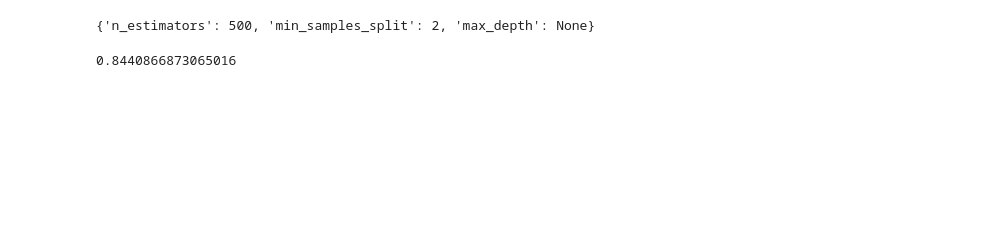
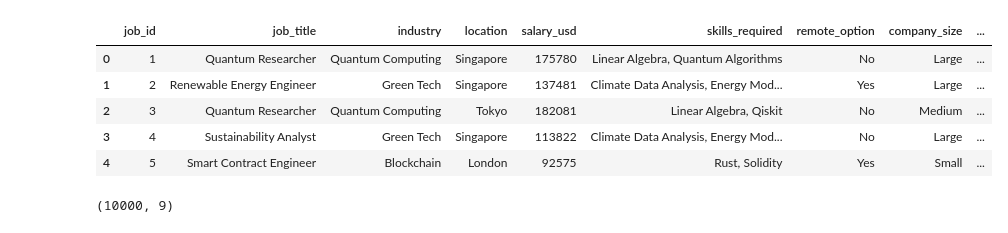
Before and after one commit to Waheed606/Job-Market-Intelligence, a Jupyter notebook: Notebook/notebook.ipynb, the cells around one changed output. Saved outputs shown, nothing was run; the diff lists cells and outputs as text; code cells hidden in the pictures; blank space fills up the shorter version.

```diff
--- a/Notebook/notebook.ipynb
+++ b/Notebook/notebook.ipynb
@@ -518,30 +0,0 @@ ValueError: The 'liblinear' solver does not support multiclass classification (n
-# %%
-from sklearn.ensemble import RandomForestClassifier
-from sklearn.model_selection import RandomizedSearchCV
-
-params = {
-    'n_estimators': [100, 200, 300, 500],
-    'max_depth': [5, 10, 20, None],
-    'min_samples_split': [2, 5, 10]
-}
-
-random_search = RandomizedSearchCV(
-    RandomForestClassifier(),
-    param_distributions=params,
-    n_iter=20,
-    cv=5,
-    scoring='accuracy',
-    random_state=42,
-    n_jobs=-1
-)
-
-random_search.fit(X_train, y_train)
-
-print(random_search.best_params_)
-print(random_search.best_score_)
-# %% [output]
-{'n_estimators': 500, 'min_samples_split': 2, 'max_depth': None}
-# %%
-print(random_search.best_score_)
-# %% [output]
-0.8440866873065016
@@ -547,0 +3,15 @@ print(random_search.best_score_)
+# %%
+df=pd.read_csv('future_jobs_dataset.csv')
+# %%
+df.head()
+# %% [output]
+|  | job_id | job_title | industry | location | salary_usd | skills_required | remote_option | company_size | ... |
+| 0 | 1 | Quantum Researcher | Quantum Computing | Singapore | 175780 | Linear Algebra, Quantum Algorithms | No | Large | ... |
+| 1 | 2 | Renewable Energy Engineer | Green Tech | Singapore | 137481 | Climate Data Analysis, Energy Mod... | Yes | Large | ... |
+| 2 | 3 | Quantum Researcher | Quantum Computing | Tokyo | 182081 | Linear Algebra, Qiskit | No | Medium | ... |
+| 3 | 4 | Sustainability Analyst | Green Tech | Singapore | 113822 | Climate Data Analysis, Energy Mod... | No | Large | ... |
+| 4 | 5 | Smart Contract Engineer | Blockchain | London | 92575 | Rust, Solidity | Yes | Small | ... |
+# %%
+df.shape
+# %% [output]
+(10000, 9)
```
Also changed, not shown: parts of 122 cells of this notebook, 3 other files.
